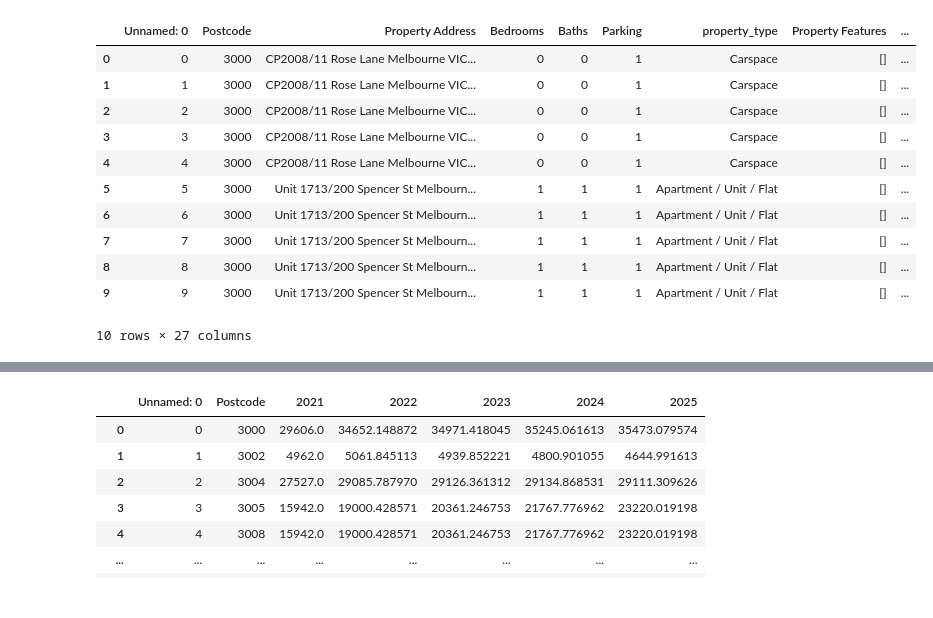
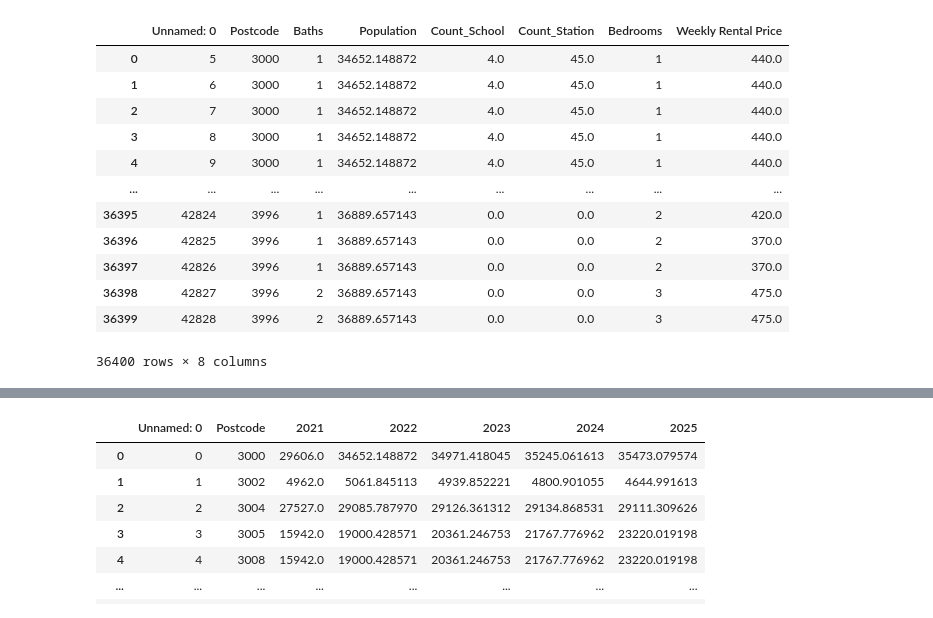
Before and after one commit to MAST30034-Applied-Data-Science/generic-real-estate-consulting-project-group50, a Jupyter notebook: draft works/RF_Model.ipynb, the cells around one changed output, grey strips where cells are left out. Drawn from its saved outputs; the diff is of its cells as text; code cells hidden in the pictures.

```diff
--- a/draft works/RF_Model.ipynb
+++ b/draft works/RF_Model.ipynb
@@ -3,18 +3,19 @@ import pandas as pd
 import matplotlib.pyplot as plt
 import numpy as np
 # %%
-complete_data = pd.read_csv('../data/curated/complete_data.csv')
-complete_data.head(10)
+data = pd.read_csv('../data/curated/outliers_removed.csv')
+data
 # %% [output]
-|  | Unnamed: 0 | Postcode | Property Address | Bedrooms | Baths | Parking | property_type | Property Features | ... |
-| 0 | 0 | 3000 | CP2008/11 Rose Lane Melbourne VIC... | 0 | 0 | 1 | Carspace | [] | ... |
-| 1 | 1 | 3000 | CP2008/11 Rose Lane Melbourne VIC... | 0 | 0 | 1 | Carspace | [] | ... |
-| 2 | 2 | 3000 | CP2008/11 Rose Lane Melbourne VIC... | 0 | 0 | 1 | Carspace | [] | ... |
-| 3 | 3 | 3000 | CP2008/11 Rose Lane Melbourne VIC... | 0 | 0 | 1 | Carspace | [] | ... |
-| 4 | 4 | 3000 | CP2008/11 Rose Lane Melbourne VIC... | 0 | 0 | 1 | Carspace | [] | ... |
-| 5 | 5 | 3000 | Unit 1713/200 Spencer St Melbourn... | 1 | 1 | 1 | Apartment / Unit / Flat | [] | ... |
-| 6 | 6 | 3000 | Unit 1713/200 Spencer St Melbourn... | 1 | 1 | 1 | Apartment / Unit / Flat | [] | ... |
-| 7 | 7 | 3000 | Unit 1713/200 Spencer St Melbourn... | 1 | 1 | 1 | Apartment / Unit / Flat | [] | ... |
-| 8 | 8 | 3000 | Unit 1713/200 Spencer St Melbourn... | 1 | 1 | 1 | Apartment / Unit / Flat | [] | ... |
-| 9 | 9 | 3000 | Unit 1713/200 Spencer St Melbourn... | 1 | 1 | 1 | Apartment / Unit / Flat | [] | ... |
+|  | Unnamed: 0 | Postcode | Baths | Population | Count_School | Count_Station | Bedrooms | Weekly Rental Price |
+| 0 | 5 | 3000 | 1 | 34652.148872 | 4.0 | 45.0 | 1 | 440.0 |
+| 1 | 6 | 3000 | 1 | 34652.148872 | 4.0 | 45.0 | 1 | 440.0 |
+| 2 | 7 | 3000 | 1 | 34652.148872 | 4.0 | 45.0 | 1 | 440.0 |
+| 3 | 8 | 3000 | 1 | 34652.148872 | 4.0 | 45.0 | 1 | 440.0 |
+| 4 | 9 | 3000 | 1 | 34652.148872 | 4.0 | 45.0 | 1 | 440.0 |
+| ... | ... | ... | ... | ... | ... | ... | ... | ... |
+| 36395 | 42824 | 3996 | 1 | 36889.657143 | 0.0 | 0.0 | 2 | 420.0 |
+| 36396 | 42825 | 3996 | 1 | 36889.657143 | 0.0 | 0.0 | 2 | 370.0 |
+| 36397 | 42826 | 3996 | 1 | 36889.657143 | 0.0 | 0.0 | 2 | 370.0 |
+| 36398 | 42827 | 3996 | 2 | 36889.657143 | 0.0 | 0.0 | 3 | 475.0 |
+| 36399 | 42828 | 3996 | 2 | 36889.657143 | 0.0 | 0.0 | 3 | 475.0 |
-10 rows × 27 columns
+36400 rows × 8 columns
```
Also changed, not shown: parts of 23 cells of this notebook.
